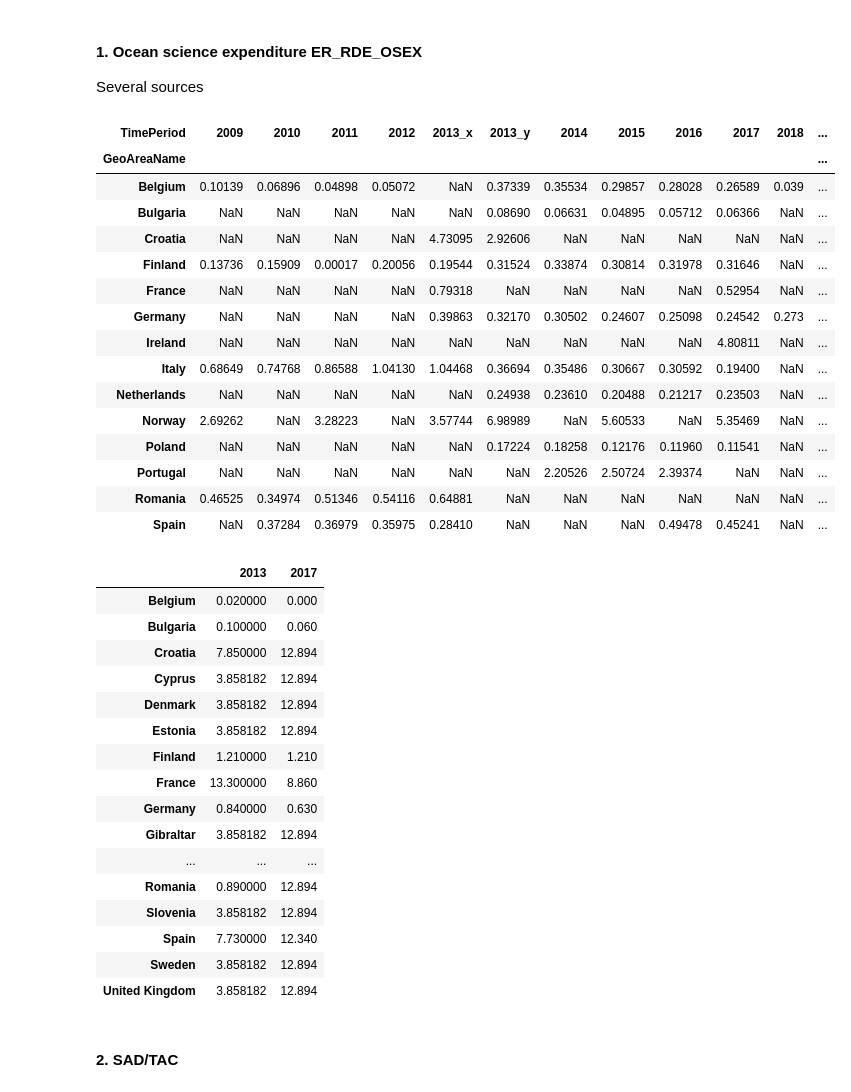
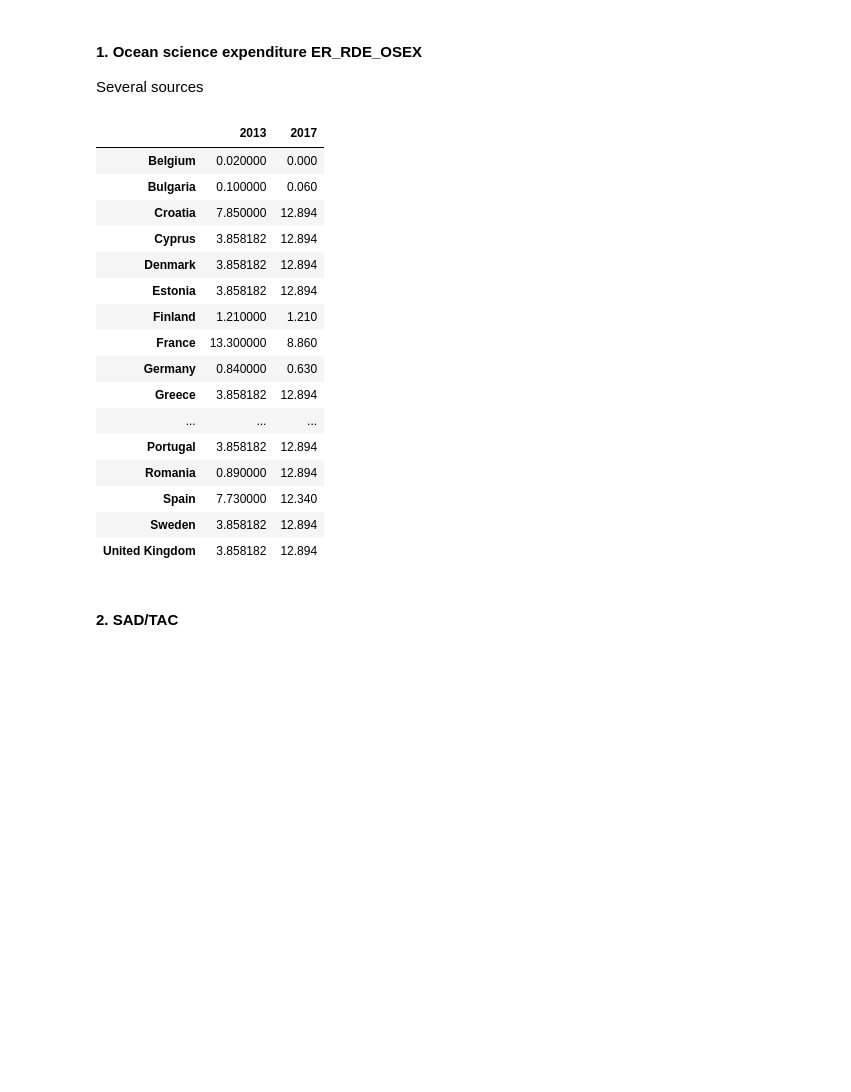
Before and after one commit to isaldiviagonzatti/sdg14, a Jupyter notebook: code/exploreSDG14.ipynb, the cells around one changed output. Saved outputs shown, nothing was run; the diff lists cells and outputs as text; code cells hidden in the pictures; blank space fills up the shorter version.

```diff
--- a/code/exploreSDG14.ipynb
+++ b/code/exploreSDG14.ipynb
@@ -1289,68 +1289,52 @@ oResearch = oResearchOld.merge(
     oResearch, left_index=True, right_index=True, how="outer"
 )
 # use all countries in Europe
 oResearch = oResearch[oResearch.index.isin(allEurope)].dropna(how="all", axis=1)
-oResearch
+
 # fill nan of year 2013 from new report with old report and 2016 with 2017
 oResearch[2013] = oResearch["2013_y"].fillna(oResearch["2013_x"])
 oResearch[2016] = oResearch[2016].fillna(oResearch[2017])
 oResearch = oResearch[list(range(2013, 2018))]
 # weighted by EEZ area
 oResearch = oResearch.merge(eez, left_index=True, right_index=True, how="outer")
 for col in oResearch.drop("Area_km2", axis=1).columns:
     oResearch[col] = (
         oResearch[col] * oResearch["Area_km2"] / (oResearch["Area_km2"].sum())
     )
-
 # maxMin transformation as (x - min)/(max-min) * 100 --> converts to 0-100 scale with 0=worst, 100=best
 oResearch = (
     (oResearch.loc[:, 2013:2017] - oResearch.loc[:, 2013:2017].min().min())
     / (
         oResearch.loc[:, 2013:2017].max().max()
         - oResearch.loc[:, 2013:2017].min().min()
     )
     * 100
 ).round(2)
 # fill nan with mean of column
 for col in oResearch.columns:
     oResearch[col] = oResearch[col].fillna(oResearch[col].mean())
 
+oResearch = oResearch[oResearch.index.isin(countries)]
 oResearch[[2013, 2017]]
 # 2013,2016,2017
 # %% [output]
-| TimePeriod | 2009 | 2010 | 2011 | 2012 | 2013_x | 2013_y | 2014 | 2015 | 2016 | 2017 | 2018 | ... |
-| GeoAreaName |  |  |  |  |  |  |  |  |  |  |  | ... |
-| Belgium | 0.10139 | 0.06896 | 0.04898 | 0.05072 | NaN | 0.37339 | 0.35534 | 0.29857 | 0.28028 | 0.26589 | 0.039 | ... |
-| Bulgaria | NaN | NaN | NaN | NaN | NaN | 0.08690 | 0.06631 | 0.04895 | 0.05712 | 0.06366 | NaN | ... |
-| Croatia | NaN | NaN | NaN | NaN | 4.73095 | 2.92606 | NaN | NaN | NaN | NaN | NaN | ... |
-| Finland | 0.13736 | 0.15909 | 0.00017 | 0.20056 | 0.19544 | 0.31524 | 0.33874 | 0.30814 | 0.31978 | 0.31646 | NaN | ... |
-| France | NaN | NaN | NaN | NaN | 0.79318 | NaN | NaN | NaN | NaN | 0.52954 | NaN | ... |
-| Germany | NaN | NaN | NaN | NaN | 0.39863 | 0.32170 | 0.30502 | 0.24607 | 0.25098 | 0.24542 | 0.273 | ... |
-| Ireland | NaN | NaN | NaN | NaN | NaN | NaN | NaN | NaN | NaN | 4.80811 | NaN | ... |
-| Italy | 0.68649 | 0.74768 | 0.86588 | 1.04130 | 1.04468 | 0.36694 | 0.35486 | 0.30667 | 0.30592 | 0.19400 | NaN | ... |
-| Netherlands | NaN | NaN | NaN | NaN | NaN | 0.24938 | 0.23610 | 0.20488 | 0.21217 | 0.23503 | NaN | ... |
-| Norway | 2.69262 | NaN | 3.28223 | NaN | 3.57744 | 6.98989 | NaN | 5.60533 | NaN | 5.35469 | NaN | ... |
-| Poland | NaN | NaN | NaN | NaN | NaN | 0.17224 | 0.18258 | 0.12176 | 0.11960 | 0.11541 | NaN | ... |
-| Portugal | NaN | NaN | NaN | NaN | NaN | NaN | 2.20526 | 2.50724 | 2.39374 | NaN | NaN | ... |
-| Romania | 0.46525 | 0.34974 | 0.51346 | 0.54116 | 0.64881 | NaN | NaN | NaN | NaN | NaN | NaN | ... |
-| Spain | NaN | 0.37284 | 0.36979 | 0.35975 | 0.28410 | NaN | NaN | NaN | 0.49478 | 0.45241 | NaN | ... |
+|  | 2013 | 2017 |
+| Belgium | 0.020000 | 0.000 |
+| Bulgaria | 0.100000 | 0.060 |
+| Croatia | 7.850000 | 12.894 |
+| Cyprus | 3.858182 | 12.894 |
+| Denmark | 3.858182 | 12.894 |
+| Estonia | 3.858182 | 12.894 |
+| Finland | 1.210000 | 1.210 |
+| France | 13.300000 | 8.860 |
+| Germany | 0.840000 | 0.630 |
+| Greece | 3.858182 | 12.894 |
+| ... | ... | ... |
+| Portugal | 3.858182 | 12.894 |
+| Romania | 0.890000 | 12.894 |
+| Spain | 7.730000 | 12.340 |
+| Sweden | 3.858182 | 12.894 |
+| United Kingdom | 3.858182 | 12.894 |
-|  | 2013 | 2017 |
-| Belgium | 0.020000 | 0.000 |
-| Bulgaria | 0.100000 | 0.060 |
-| Croatia | 7.850000 | 12.894 |
-| Cyprus | 3.858182 | 12.894 |
-| Denmark | 3.858182 | 12.894 |
-| Estonia | 3.858182 | 12.894 |
-| Finland | 1.210000 | 1.210 |
-| France | 13.300000 | 8.860 |
-| Germany | 0.840000 | 0.630 |
-| Gibraltar | 3.858182 | 12.894 |
-| ... | ... | ... |
-| Romania | 0.890000 | 12.894 |
-| Slovenia | 3.858182 | 12.894 |
-| Spain | 7.730000 | 12.340 |
-| Sweden | 3.858182 | 12.894 |
-| United Kingdom | 3.858182 | 12.894 |
 # %% [markdown]
 #### 2. SAD/TAC
 # %%
```
Also changed, not shown: parts of 1 cell of this notebook, 2 other files.
